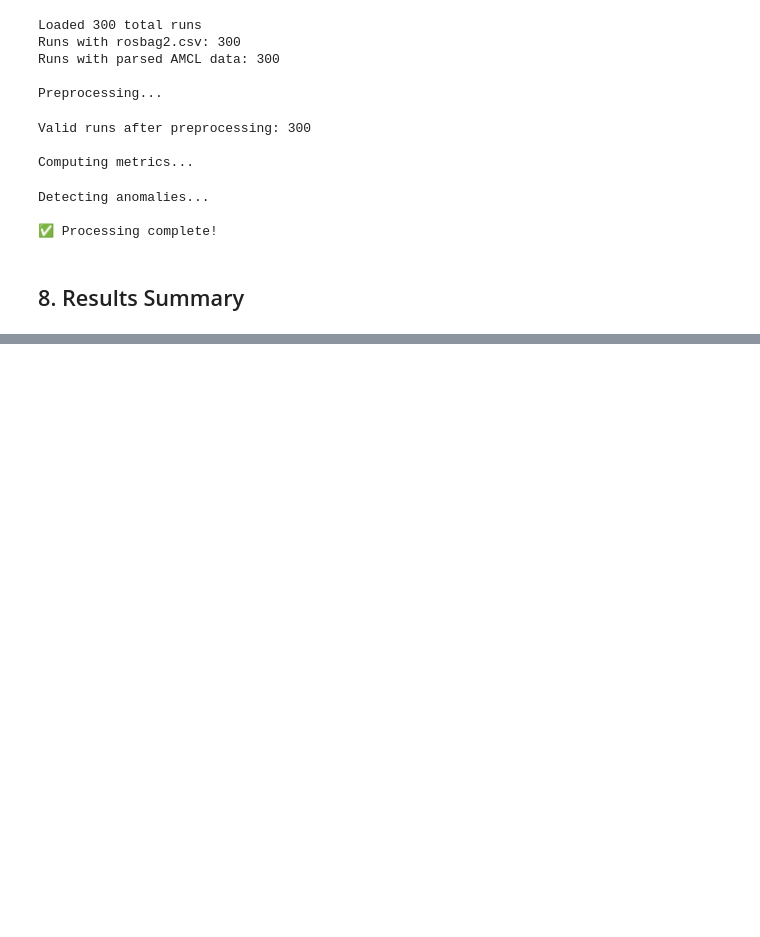
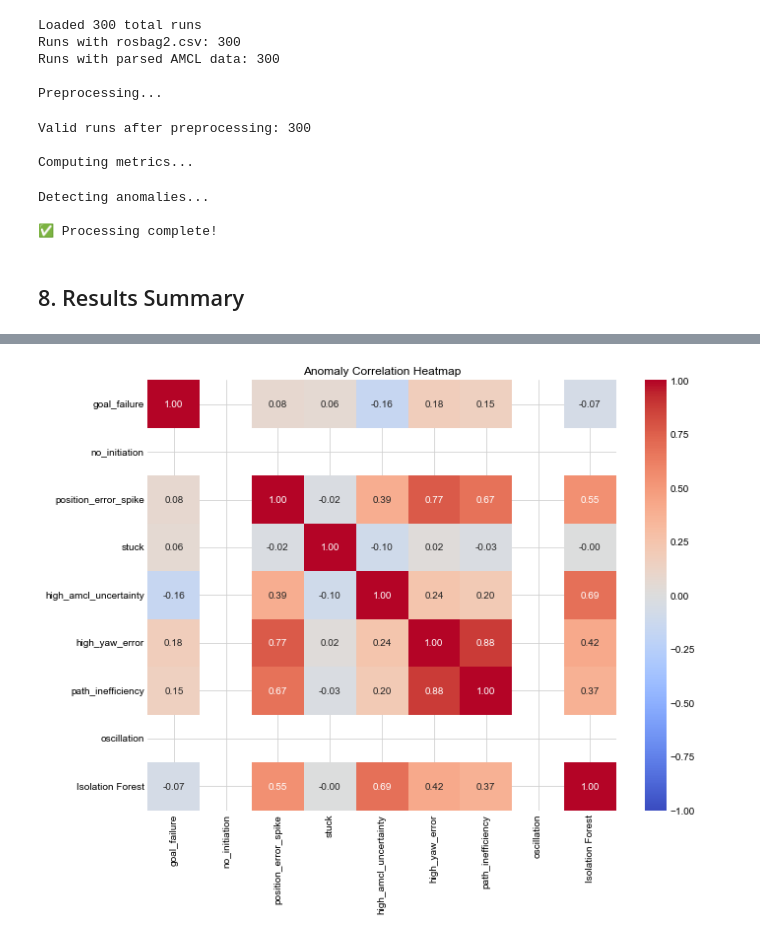
Before and after one commit to nasimpc/Robot-Navigation-Anomaly-Detection-and-Causal-Analysis, a Jupyter notebook: assignment2/team_02_assignment02.ipynb, the cells around one changed output, grey strips where cells are left out. Saved outputs shown, nothing was run; the diff lists cells and outputs as text; code cells hidden in the pictures; blank space fills up the shorter version.

```diff
--- a/assignment2/team_02_assignment02.ipynb
+++ b/assignment2/team_02_assignment02.ipynb
@@ -87,7 +87,6 @@ class RunMetrics:
     """Computed metrics for a single run."""
     mean_pos_error: float = 0.0
     rmse_pos: float = 0.0
-    max_pos_error: float = 0.0
     mean_yaw_error: float = 0.0
     executed_path_length: float = 0.0
     path_efficiency: float = 0.0
@@ -95,9 +94,7 @@ class RunMetrics:
     mean_angular_velocity: float = 0.0
     trajectory_smoothness: float = 0.0
     duration: float = 0.0
-    # AMCL metrics from rosbag2
     mean_amcl_uncertainty: float = 0.0
-    max_amcl_uncertainty: float = 0.0
 
 @dataclass
 class RunData:
@@ -906 +919,26 @@ if anomaly_data:
+# %%
+# 9.3 Anomaly correlation heatmap
+if valid_runs:
+    anom_df_rows = []
+    for run in valid_runs:
+        row = {lab: 0 for lab in ANOM_LABELS}
+        for a in run.anomalies or []:
+            if a in row:
+                row[a] = 1
+        anom_df_rows.append(row)
+    anom_df = pd.DataFrame(anom_df_rows)
+    if anom_df.sum().sum() > 0:
+        corr = anom_df.corr()
+        plt.figure(figsize=(10, 8))
+        sns.heatmap(corr, annot=True, fmt='.2f', cmap='coolwarm', vmin=-1, vmax=1)
+        plt.title('Anomaly Correlation Heatmap')
+        plt.tight_layout()
+        plt.savefig(IMAGES_PATH / 'anomaly_correlation_heatmap.png', dpi=150, **SAVEFIG_KW)
+        plt.show()
+    else:
+        print('No anomalies detected to correlate.')
+else:
+    print('No valid runs available for anomaly correlation.')
+# %% [output]
+[figure, added]
 # %%
```
Also changed, not shown: parts of 29 cells of this notebook, 16 other files.
